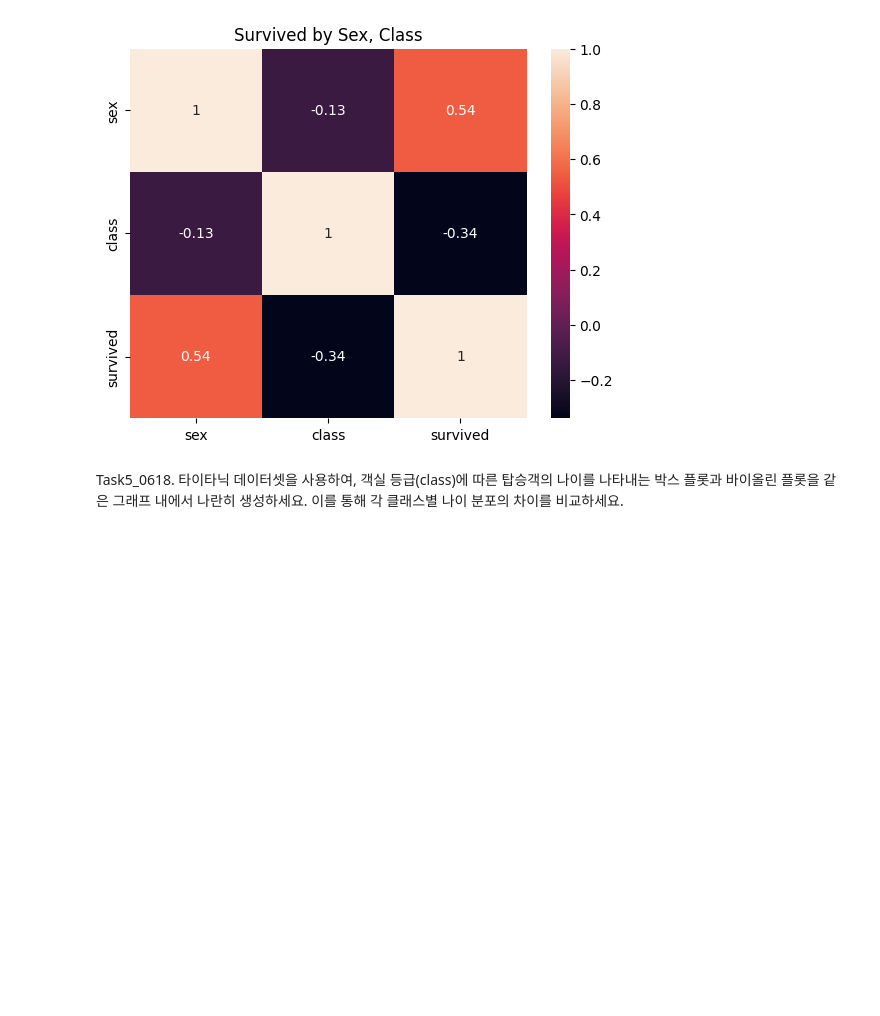
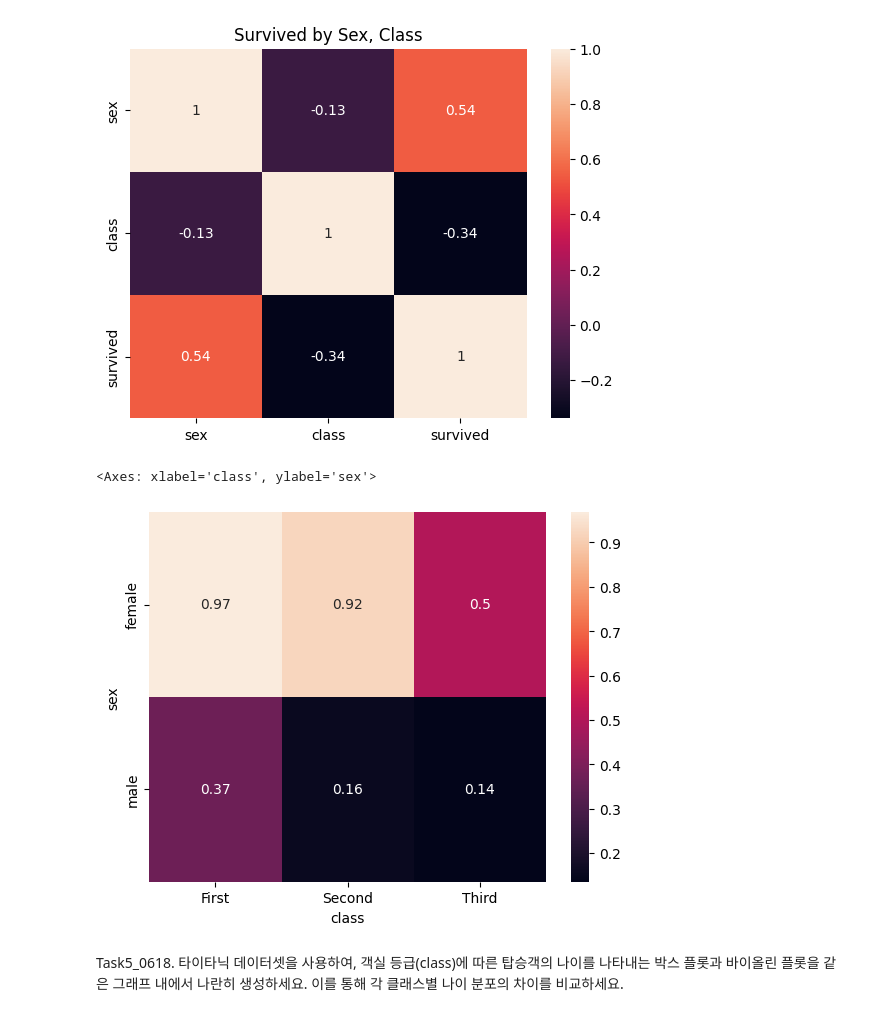
Before and after one commit to yk91412/kita_2404, a Jupyter notebook: m3_분석라이브러리/시각화/시각화2.ipynb, the cells around one changed output. Drawn from its saved outputs; the diff is of its cells as text; code cells hidden in the pictures; blank space fills up the shorter version.

```diff
--- a/m3_분석라이브러리/시각화/시각화2.ipynb
+++ b/m3_분석라이브러리/시각화/시각화2.ipynb
@@ -494,6 +533,15 @@ plt.title('Survived by Sex, Class')
 plt.show()
 # %% [output]
 [figure]
+# %%
+pivot = pd.pivot_table(t_df, index = 'sex',
+                       columns='class',
+                       values='survived',
+                       aggfunc=(lambda x: x.sum()/x.count()),fill_value=0) # 생존율 구하기 : 생존한 사람 / 전체 사람 수
+sns.heatmap(pivot,annot=True)
+# %% [output]
+<Axes: xlabel='class', ylabel='sex'>
+[figure, added]
 # %% [markdown]
 Task5_0618. 타이타닉 데이터셋을 사용하여, 객실 등급(class)에 따른 탑승객의 나이를 나타내는 박스 플롯과 바이올린 플롯을 같은 그래프 내에서 나란히 생성하세요. 이를 통해 각 클래스별 나이 분포의 차이를 비교하세요.
 # %%
```
Also changed, not shown: parts of 4 cells of this notebook.
